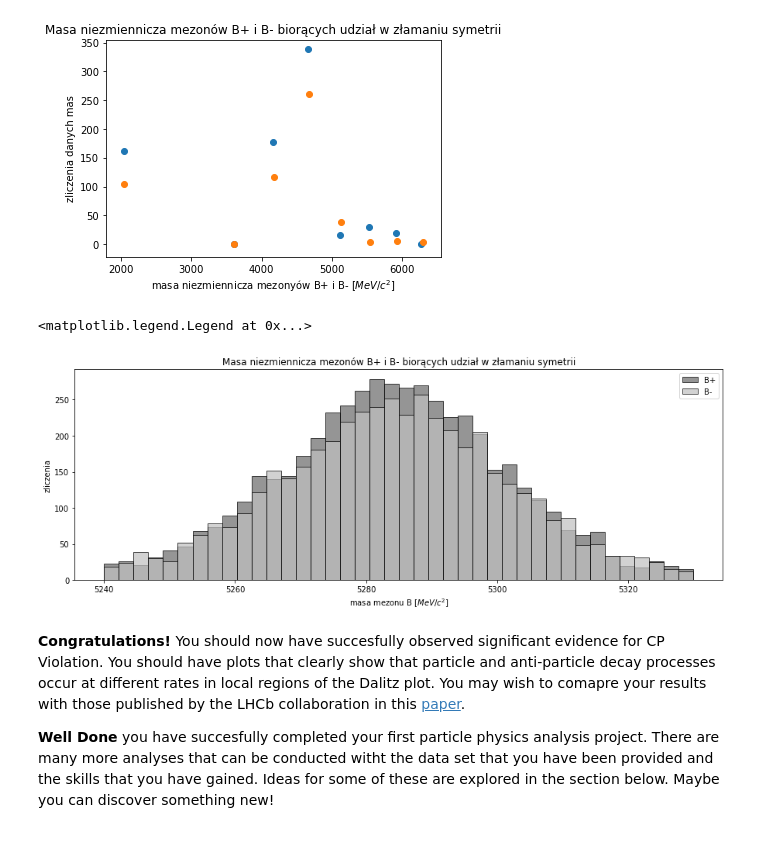
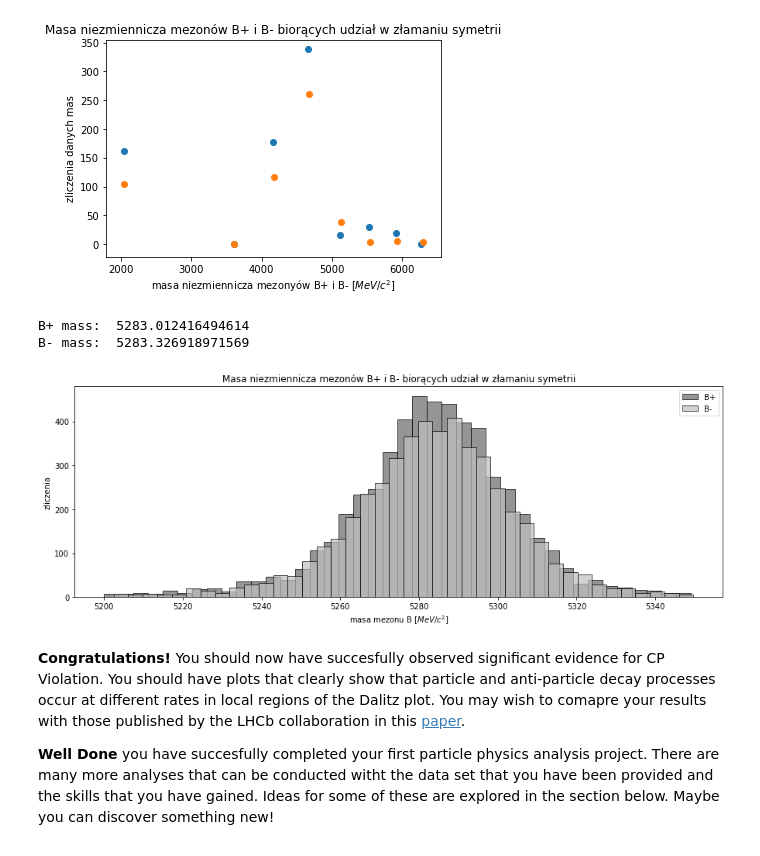
Before and after one commit to JTMalczewski/opendata-project-master, a Jupyter notebook: LHCb_Open_Data_Project.ipynb, the cells around one changed output. Drawn from its saved outputs; the diff is of its cells as text; code cells hidden in the pictures.

```diff
--- a/LHCb_Open_Data_Project.ipynb
+++ b/LHCb_Open_Data_Project.ipynb
@@ -979,35 +976,39 @@ df3 = df2.loc[list(R_to_safe)]
 # %%
 df3_Bp = df3[['B_mass_cut', 'Rp_H1_H2']].dropna()
 df3_Bm = df3[['B_mass_cut', 'Rm_H1_H2']].dropna()
 
 plt.figure(figsize=(15,5))
 plt.hist(   df3_Bp['B_mass_cut'],
             edgecolor = 'black',
-            range=(5240,5330),
+            # range=(5240,5330),
             bins = 40,
             color = 'dimgrey',
             density=False,
             alpha=0.7,
             label ='B+'
 )
 
 
 plt.hist(   df3_Bm['B_mass_cut'],
             edgecolor = "black",
-            range=(5240,5330),
+            # range=(5240,5330),
             bins = 40,
             color = 'silver',
             density=False,
             alpha=0.7,
             label ='B-')
 
 plt.title('Masa niezmiennicza mezonów B+ i B- biorących udział w złamaniu symetrii')
 plt.ylabel('zliczenia')
 plt.xlabel('masa mezonu B $[MeV/c^2]$')
 plt.legend()
+
+print("B+ mass: ", np.mean(df3_Bp['B_mass_cut']))
+print("B- mass: ", np.mean(df3_Bm['B_mass_cut']))
 # %% [output]
-<matplotlib.legend.Legend at 0x...>
+B+ mass:  5283.012416494614
+B- mass:  5283.326918971569
-[figure, old version]
+[figure, new version]
 # %% [markdown]
 **Congratulations!** You should now have succesfully observed significant evidence for CP Violation. You should have plots that clearly show that particle and anti-particle decay processes occur at different rates in local regions of the Dalitz plot. You may wish to comapre your results with those published by the LHCb collaboration in this [paper](http://lhcbproject.web.cern.ch/lhcbproject/Publications/LHCbProjectPublic/LHCb-PAPER-2013-027.html).
 
```
Also changed, not shown: parts of 2 cells of this notebook.
